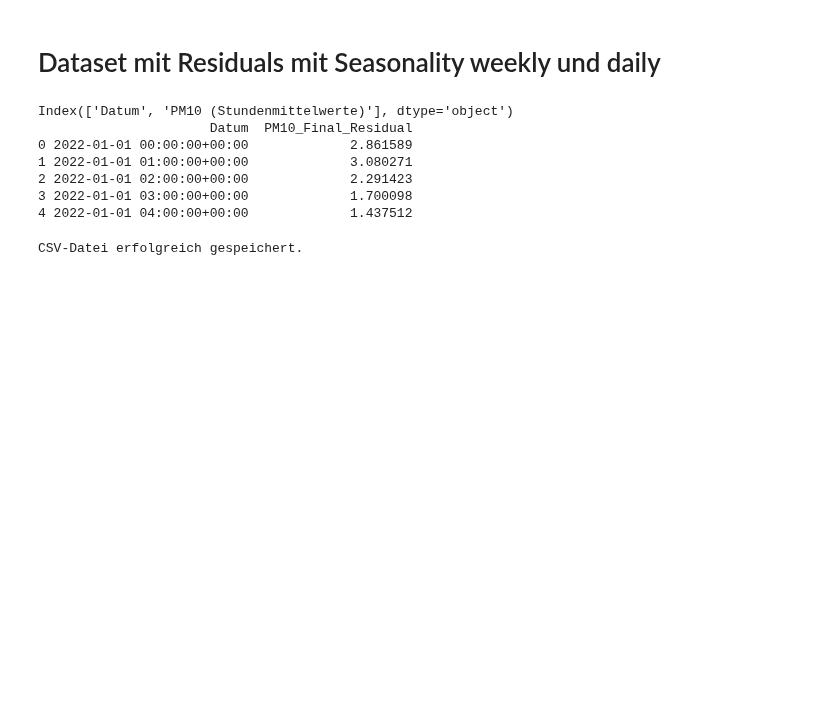
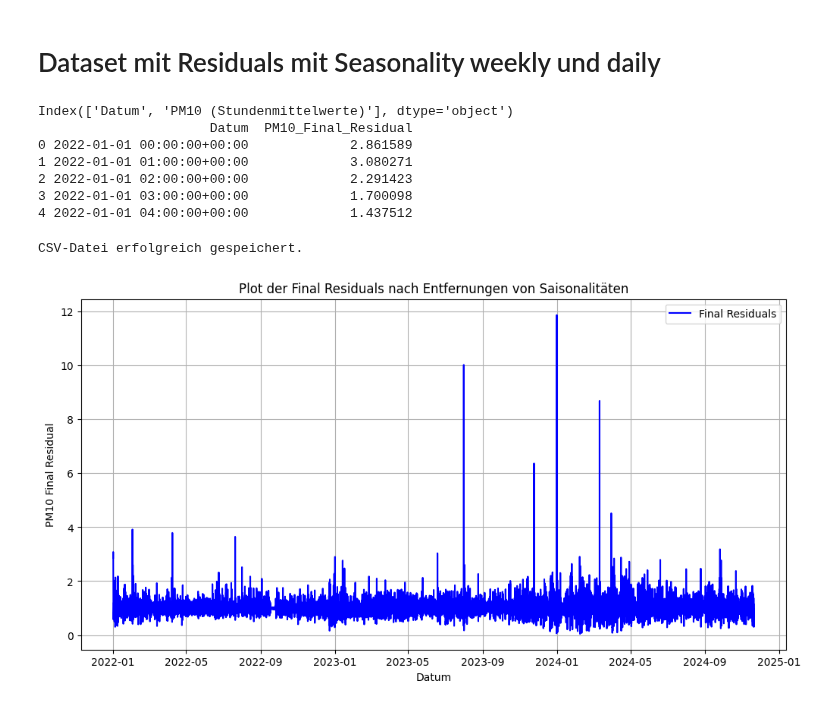
Before and after one commit to joejoejoejor/Its-Wekk, a Jupyter notebook: 4 - Data/2 - Ruben/Targetvariable_timeseries.ipynb, the cells around one changed output. Cells and saved outputs as stored; diff of their text form; code cells hidden in the pictures; blank space fills up the shorter version.

Commit message:
plot

```diff
--- a/4 - Data/2 - Ruben/Targetvariable_timeseries.ipynb
+++ b/4 - Data/2 - Ruben/Targetvariable_timeseries.ipynb
@@ -173,3 +102,24 @@ final_residual_data.to_csv("/Users/rubenstark/Documents/GitHub/Its-Wekk/4 - Data
 print("CSV-Datei erfolgreich gespeichert.")
 # %% [output]
 CSV-Datei erfolgreich gespeichert.
+# %%
+import matplotlib.pyplot as plt
+
+# Sicherstellen, dass die Datum-Spalte als Datetime vorliegt
+final_residual_data['Datum'] = pd.to_datetime(final_residual_data['Datum'])
+
+# Plot erstellen
+plt.figure(figsize=(12, 6))
+plt.plot(final_residual_data['Datum'], final_residual_data['PM10_Final_Residual'], label='Final Residuals', color='blue')
+
+# Achsen und Titel hinzufügen
+plt.xlabel('Datum')
+plt.ylabel('PM10 Final Residual')
+plt.title('Plot der Final Residuals nach Entfernungen von Saisonalitäten')
+plt.legend()
+plt.grid(True)
+
+# Plot anzeigen
+plt.show()
+# %% [output]
+[figure, added]
```
Also changed, not shown: parts of 4 cells of this notebook.
